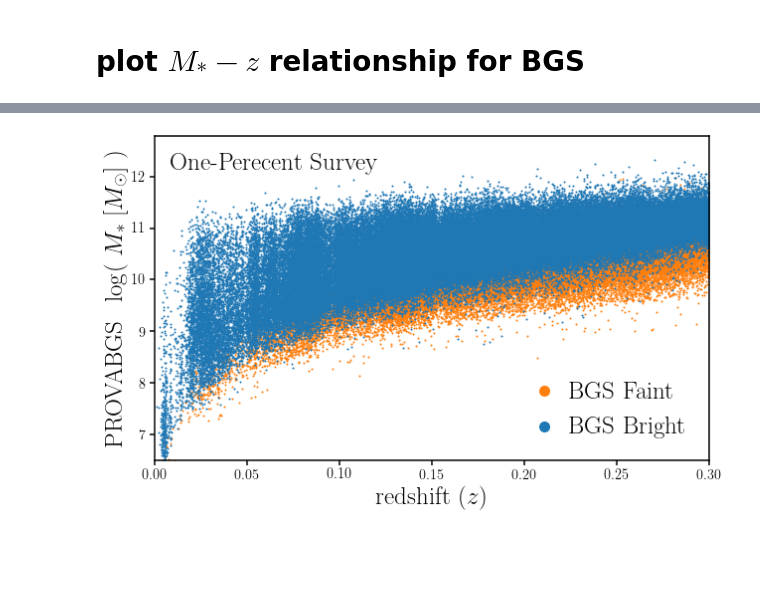
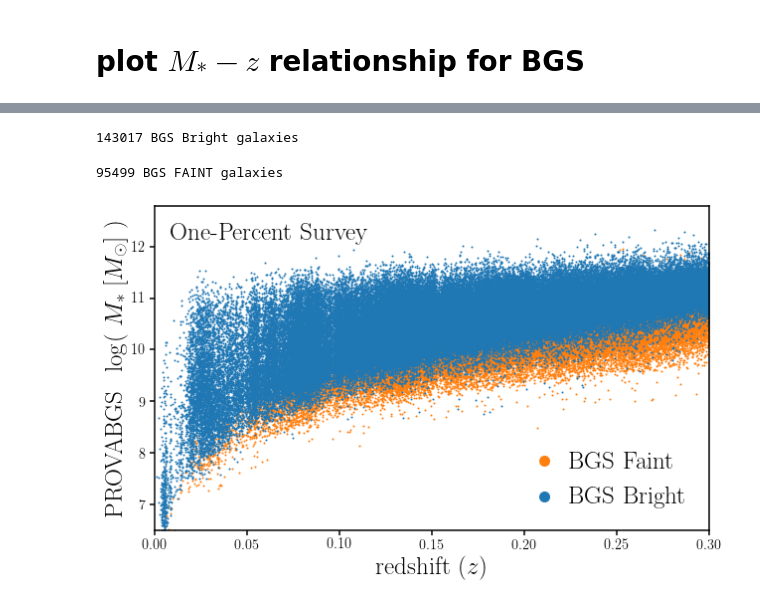
Before and after one commit to changhoonhahn/gapos, a Jupyter notebook: papers/edr/nb/mstar_z.ipynb, the cells around one changed output, grey strips where cells are left out. Cells and saved outputs as stored; diff of their text form; code cells hidden in the pictures; blank space fills up the shorter version.

```diff
--- a/papers/edr/nb/mstar_z.ipynb
+++ b/papers/edr/nb/mstar_z.ipynb
@@ -30,21 +40,29 @@ bgs_bright = vagc[vagc['is_bgs_bright'] & has_va]
+# %%
+print('%i BGS Bright galaxies' % len(bgs_bright))
+# %% [output]
+143017 BGS Bright galaxies
 # %%
 bgs_faint = vagc[vagc['is_bgs_faint'] & has_va]
+# %%
+print('%i BGS FAINT galaxies' % len(bgs_faint))
+# %% [output]
+95499 BGS FAINT galaxies
 # %%
 fig = plt.figure(figsize=(10,6))
 sub = fig.add_subplot(111)
 
 sub.scatter(bgs_faint['Z_HP'].data, bgs_faint['provabgs_logMstar_bf'].data,
             c='C1', s=1, rasterized=True, label='BGS Faint')
 sub.scatter(bgs_bright['Z_HP'].data, bgs_bright['provabgs_logMstar_bf'].data,
             c='C0', s=1, rasterized=True, label='BGS Bright')
 
 sub.legend(loc='lower right', markerscale=10, handletextpad=0., fontsize=25)
 sub.set_xlabel(r"redshift ($z$)", fontsize=25)
 sub.set_xlim(0., 0.3)
 sub.set_xticks([0., 0.05, 0.1, 0.15, 0.2, 0.25, 0.3])
 sub.set_ylabel(r"PROVABGS $~\log($ $M_*$ [$M_\odot$] )", fontsize=25)
 sub.set_ylim(6.5, 12.8)
-sub.text(0.03, 0.95, r'One-Perecent Survey', ha='left', va='top', fontsize=25, transform=sub.transAxes)
+sub.text(0.03, 0.95, r'One-Percent Survey', ha='left', va='top', fontsize=25, transform=sub.transAxes)
 fig.savefig('../figs/mstar_z.pdf', bbox_inches='tight')
 # %% [output]
-[figure, old version]
+[figure, new version]
```
Also changed, not shown: parts of 2 cells of this notebook, 1 other file.
